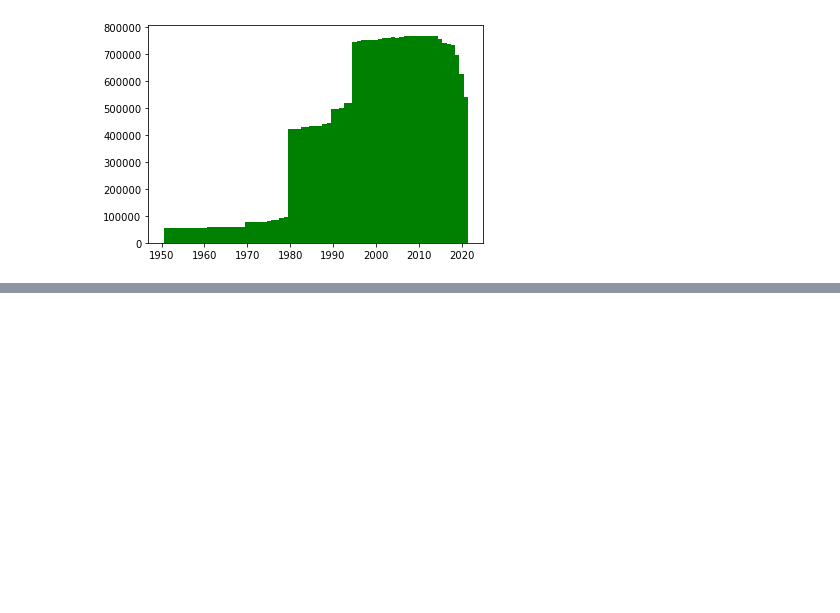
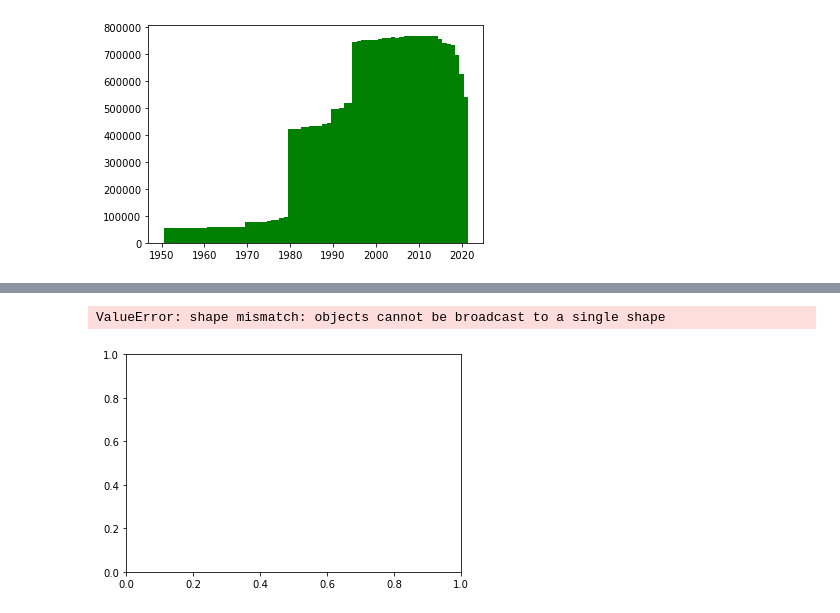
Before and after one commit to Periphanes/WID-Preprocess, a Jupyter notebook: discover.ipynb, the cells around one changed output, grey strips where cells are left out. Drawn from its saved outputs; the diff is of its cells as text; code cells hidden in the pictures; blank space fills up the shorter version.

```diff
--- a/discover.ipynb
+++ b/discover.ipynb
@@ -208,0 +244,8 @@ countries.loc[countries["alpha2"] == "Al"]
+# %%
+# Korean Data
+x = np.arange(1800, 2022)
+plt.bar(data["JP"]["year"].value_counts(), x, 1.0, color='b')
+plt.show()
+# %% [output]
+ValueError: shape mismatch: objects cannot be broadcast to a single shape
+[figure, added]
```
Also changed, not shown: parts of 11 cells of this notebook.
